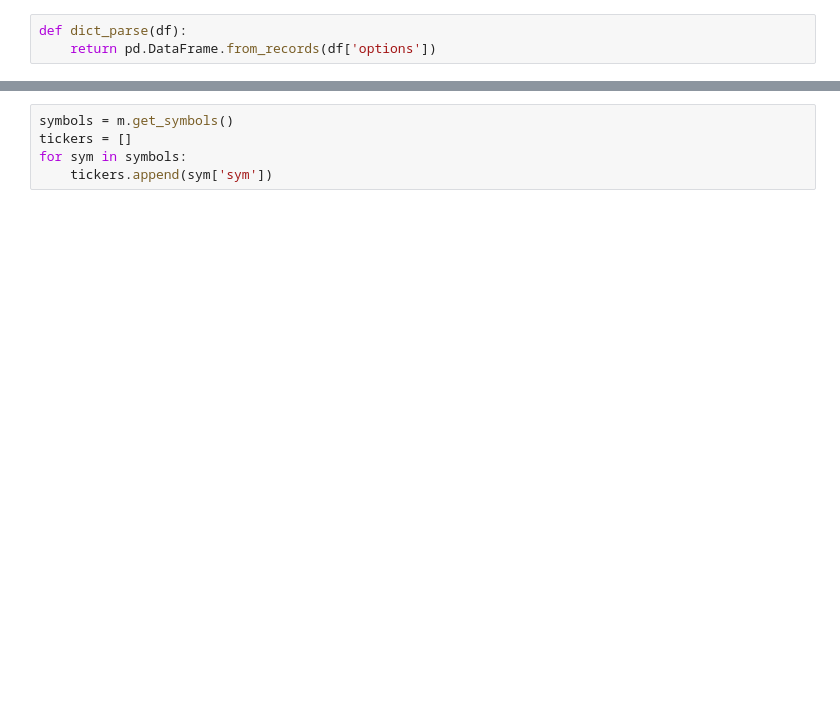
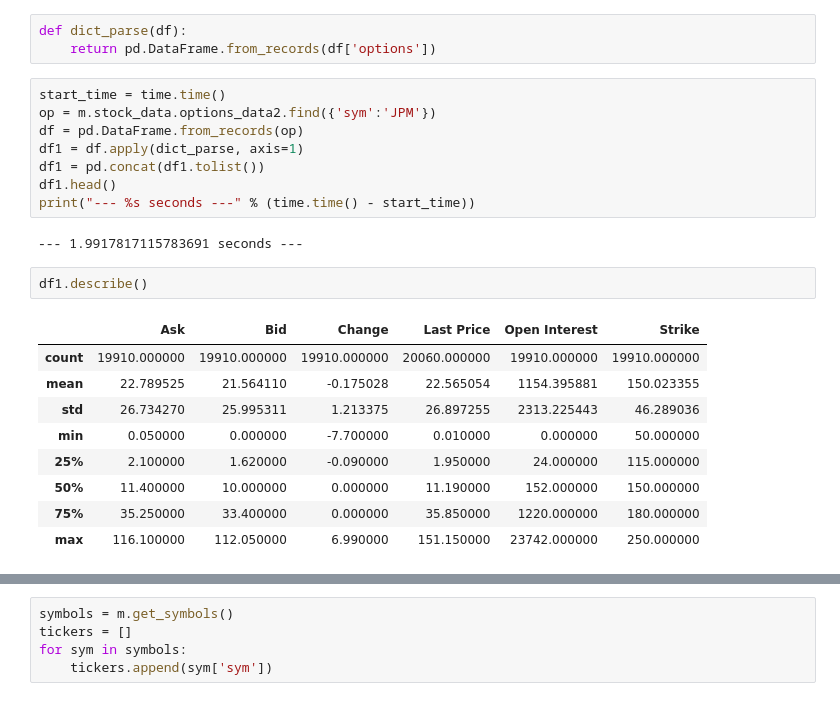
Before and after one commit to andermy/yahooScraper, a Jupyter notebook: test.ipynb, the cells around one changed output, grey strips where cells are left out. Saved outputs shown, nothing was run; the diff lists cells and outputs as text; blank space fills up the shorter version.

```diff
--- a/test.ipynb
+++ b/test.ipynb
@@ -35,3 +24,25 @@ df1.head()
 # %%
 def dict_parse(df):
     return pd.DataFrame.from_records(df['options'])
+# %%
+start_time = time.time()
+op = m.stock_data.options_data2.find({'sym':'JPM'})
+df = pd.DataFrame.from_records(op)
+df1 = df.apply(dict_parse, axis=1)
+df1 = pd.concat(df1.tolist())
+df1.head()
+print("--- %s seconds ---" % (time.time() - start_time))
+# %% [output]
+--- 1.9917817115783691 seconds ---
+# %%
+df1.describe()
+# %% [output]
+|  | Ask | Bid | Change | Last Price | Open Interest | Strike |
+| count | 19910.000000 | 19910.000000 | 19910.000000 | 20060.000000 | 19910.000000 | 19910.000000 |
+| mean | 22.789525 | 21.564110 | -0.175028 | 22.565054 | 1154.395881 | 150.023355 |
+| std | 26.734270 | 25.995311 | 1.213375 | 26.897255 | 2313.225443 | 46.289036 |
+| min | 0.050000 | 0.000000 | -7.700000 | 0.010000 | 0.000000 | 50.000000 |
+| 25% | 2.100000 | 1.620000 | -0.090000 | 1.950000 | 24.000000 | 115.000000 |
+| 50% | 11.400000 | 10.000000 | 0.000000 | 11.190000 | 152.000000 | 150.000000 |
+| 75% | 35.250000 | 33.400000 | 0.000000 | 35.850000 | 1220.000000 | 180.000000 |
+| max | 116.100000 | 112.050000 | 6.990000 | 151.150000 | 23742.000000 | 250.000000 |
```
Also changed, not shown: parts of 41 cells of this notebook, 2 other files.
